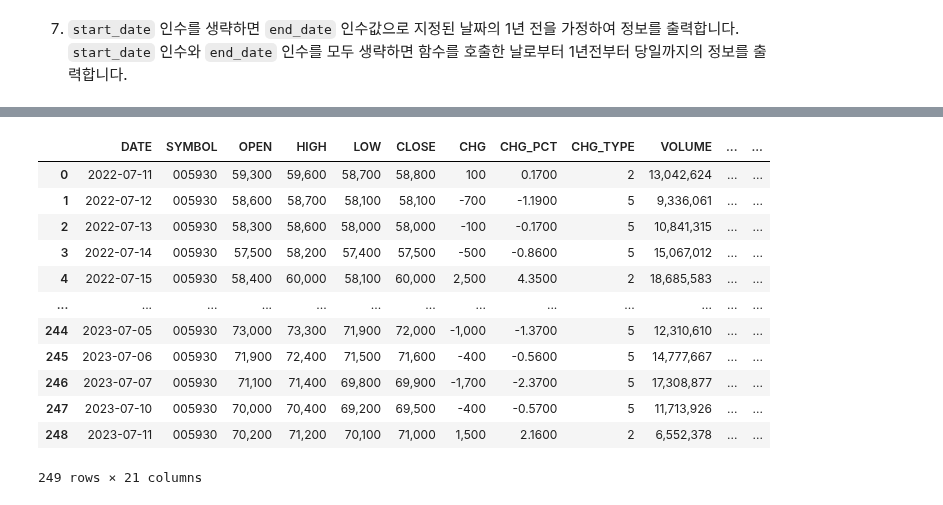
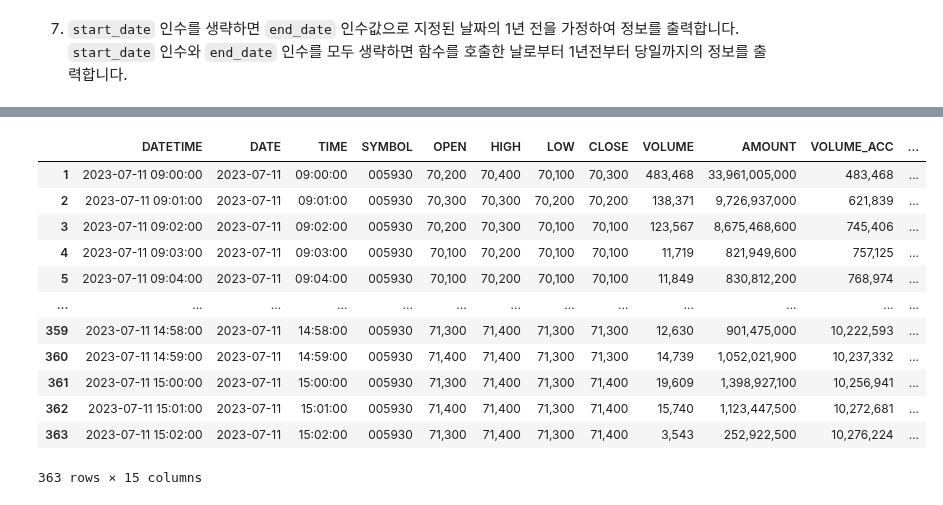
Before and after one commit to koscom/kquant, a Jupyter notebook: docs/tutorials/tutorial03.ipynb, the cells around one changed output, grey strips where cells are left out. Saved outputs shown, nothing was run; the diff lists cells and outputs as text; code cells hidden in the pictures.

```diff
--- a/docs/tutorials/tutorial03.ipynb
+++ b/docs/tutorials/tutorial03.ipynb
@@ -106,16 +132,16 @@ kq.daily_stock("005930", "20230101")
 # %%
-kq.daily_stock("005930")
+kq.intra_stock("005930")
 # %% [output]
-|  | DATE | SYMBOL | OPEN | HIGH | LOW | CLOSE | CHG | CHG_PCT | CHG_TYPE | VOLUME | ... | ... |
-| 0 | 2022-07-11 | 005930 | 59,300 | 59,600 | 58,700 | 58,800 | 100 | 0.1700 | 2 | 13,042,624 | ... | ... |
-| 1 | 2022-07-12 | 005930 | 58,600 | 58,700 | 58,100 | 58,100 | -700 | -1.1900 | 5 | 9,336,061 | ... | ... |
-| 2 | 2022-07-13 | 005930 | 58,300 | 58,600 | 58,000 | 58,000 | -100 | -0.1700 | 5 | 10,841,315 | ... | ... |
-| 3 | 2022-07-14 | 005930 | 57,500 | 58,200 | 57,400 | 57,500 | -500 | -0.8600 | 5 | 15,067,012 | ... | ... |
-| 4 | 2022-07-15 | 005930 | 58,400 | 60,000 | 58,100 | 60,000 | 2,500 | 4.3500 | 2 | 18,685,583 | ... | ... |
+|  | DATETIME | DATE | TIME | SYMBOL | OPEN | HIGH | LOW | CLOSE | VOLUME | AMOUNT | VOLUME_ACC | ... |
+| 1 | 2023-07-11 09:00:00 | 2023-07-11 | 09:00:00 | 005930 | 70,200 | 70,400 | 70,100 | 70,300 | 483,468 | 33,961,005,000 | 483,468 | ... |
+| 2 | 2023-07-11 09:01:00 | 2023-07-11 | 09:01:00 | 005930 | 70,300 | 70,300 | 70,200 | 70,200 | 138,371 | 9,726,937,000 | 621,839 | ... |
+| 3 | 2023-07-11 09:02:00 | 2023-07-11 | 09:02:00 | 005930 | 70,200 | 70,300 | 70,100 | 70,100 | 123,567 | 8,675,468,600 | 745,406 | ... |
+| 4 | 2023-07-11 09:03:00 | 2023-07-11 | 09:03:00 | 005930 | 70,100 | 70,200 | 70,100 | 70,100 | 11,719 | 821,949,600 | 757,125 | ... |
+| 5 | 2023-07-11 09:04:00 | 2023-07-11 | 09:04:00 | 005930 | 70,100 | 70,200 | 70,100 | 70,100 | 11,849 | 830,812,200 | 768,974 | ... |
 | ... | ... | ... | ... | ... | ... | ... | ... | ... | ... | ... | ... | ... |
-| 244 | 2023-07-05 | 005930 | 73,000 | 73,300 | 71,900 | 72,000 | -1,000 | -1.3700 | 5 | 12,310,610 | ... | ... |
-| 245 | 2023-07-06 | 005930 | 71,900 | 72,400 | 71,500 | 71,600 | -400 | -0.5600 | 5 | 14,777,667 | ... | ... |
-| 246 | 2023-07-07 | 005930 | 71,100 | 71,400 | 69,800 | 69,900 | -1,700 | -2.3700 | 5 | 17,308,877 | ... | ... |
-| 247 | 2023-07-10 | 005930 | 70,000 | 70,400 | 69,200 | 69,500 | -400 | -0.5700 | 5 | 11,713,926 | ... | ... |
-| 248 | 2023-07-11 | 005930 | 70,200 | 71,200 | 70,100 | 71,000 | 1,500 | 2.1600 | 2 | 6,552,378 | ... | ... |
+| 359 | 2023-07-11 14:58:00 | 2023-07-11 | 14:58:00 | 005930 | 71,300 | 71,400 | 71,300 | 71,300 | 12,630 | 901,475,000 | 10,222,593 | ... |
+| 360 | 2023-07-11 14:59:00 | 2023-07-11 | 14:59:00 | 005930 | 71,400 | 71,400 | 71,300 | 71,300 | 14,739 | 1,052,021,900 | 10,237,332 | ... |
+| 361 | 2023-07-11 15:00:00 | 2023-07-11 | 15:00:00 | 005930 | 71,300 | 71,400 | 71,300 | 71,400 | 19,609 | 1,398,927,100 | 10,256,941 | ... |
+| 362 | 2023-07-11 15:01:00 | 2023-07-11 | 15:01:00 | 005930 | 71,400 | 71,400 | 71,300 | 71,400 | 15,740 | 1,123,447,500 | 10,272,681 | ... |
+| 363 | 2023-07-11 15:02:00 | 2023-07-11 | 15:02:00 | 005930 | 71,300 | 71,400 | 71,300 | 71,400 | 3,543 | 252,922,500 | 10,276,224 | ... |
-249 rows × 21 columns
+363 rows × 15 columns
```
Also changed, not shown: parts of 6 cells of this notebook, 2 other files.
